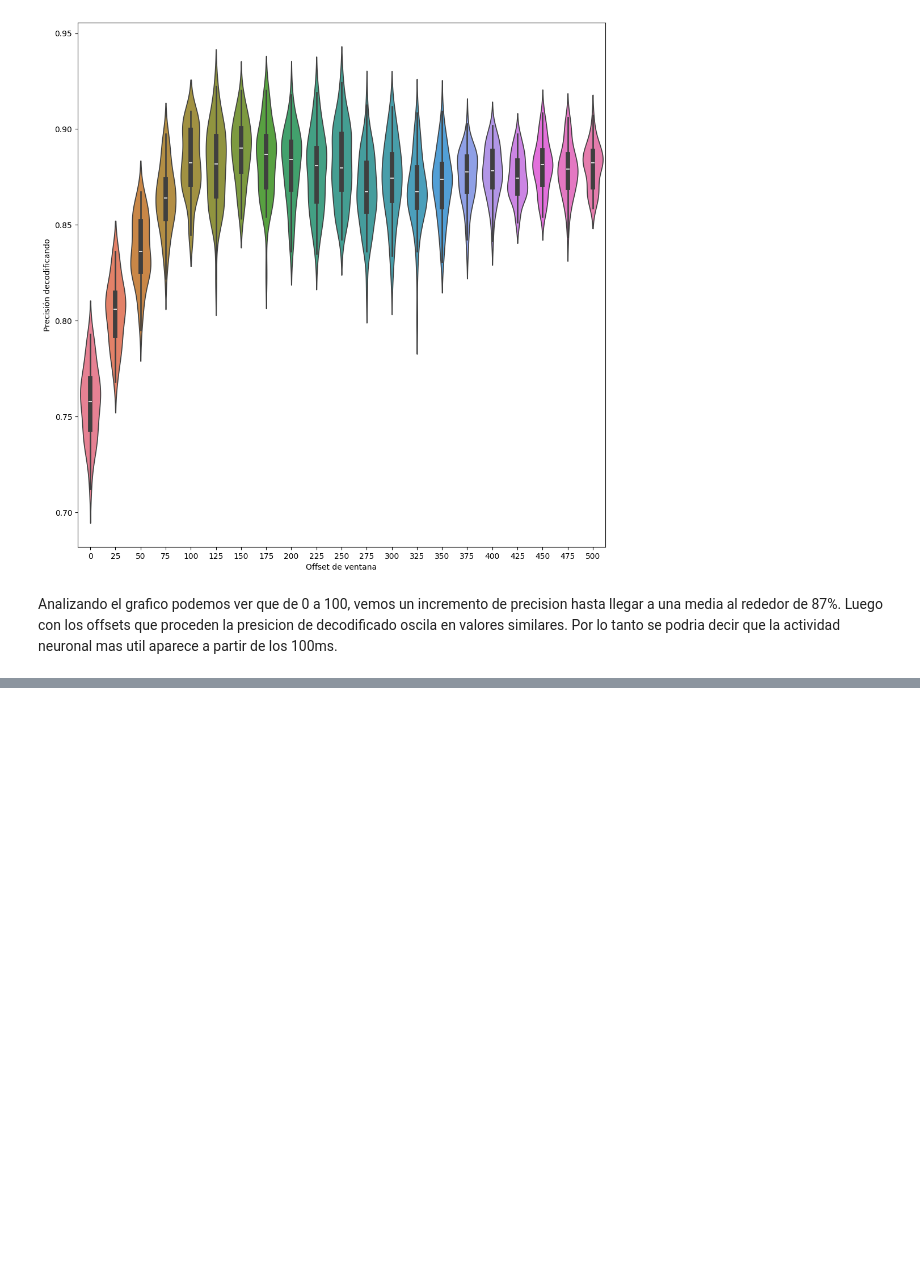
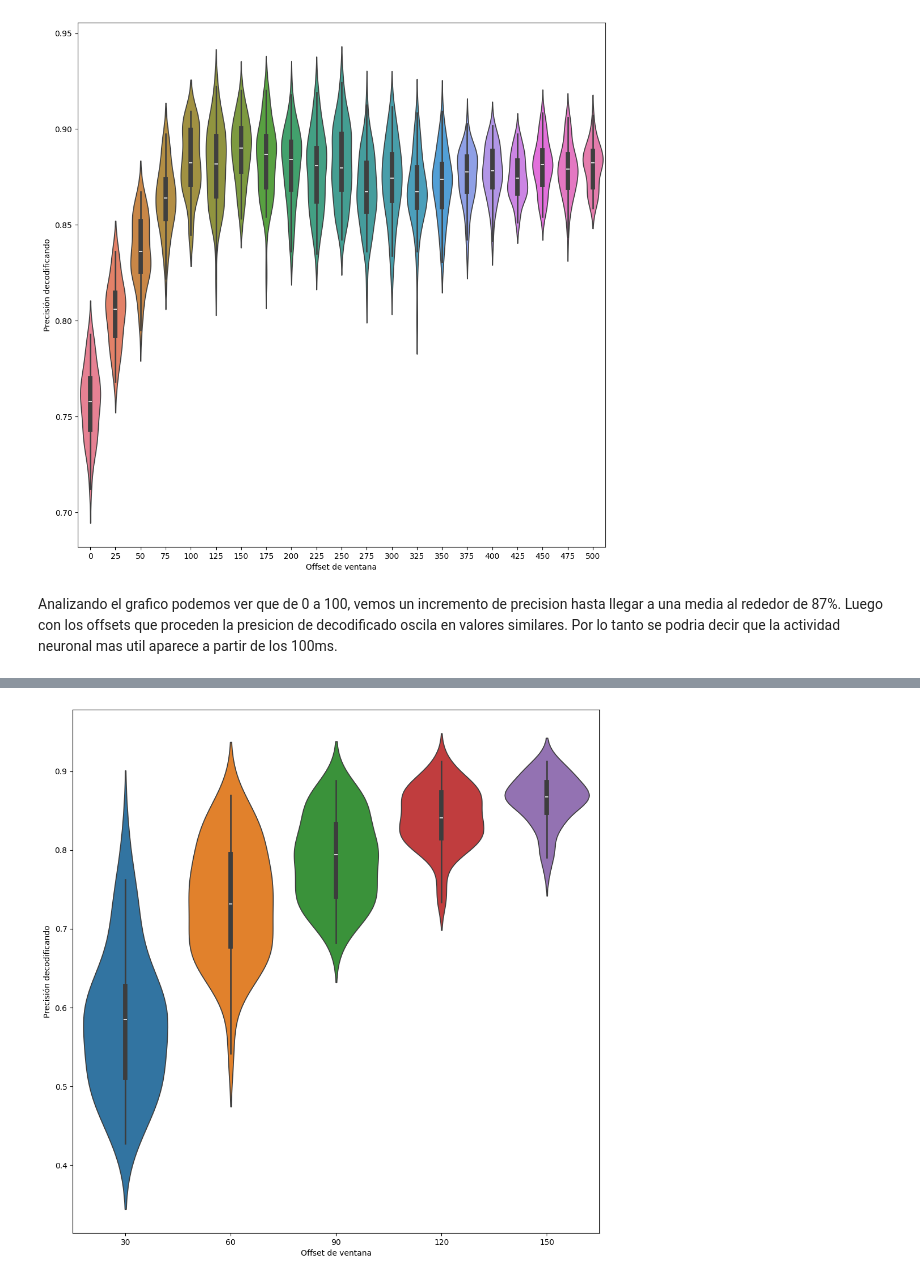
Before and after one commit to ImNotGone/NC_TP2, a Jupyter notebook: guiaTP2.ipynb, the cells around one changed output, grey strips where cells are left out. Saved outputs shown, nothing was run; the diff lists cells and outputs as text; code cells hidden in the pictures; blank space fills up the shorter version.

```diff
--- a/guiaTP2.ipynb
+++ b/guiaTP2.ipynb
@@ -227,0 +274,9 @@ Analizando el grafico podemos ver que de 0 a 100, vemos un incremento de precisi
+# %%
+import pandas as pd
+fig = plt.figure(figsize=(12,12))
+ax = sns.violinplot(data=pd.DataFrame(decode_perf.T, columns=np.arange(30,180,30)))
+#Para el que nunca haya visto Violinplots antes, son escencialmente histogramas que han sido suavizados y espejados para facilitar la visualización
+ax.set(xlabel='Offset de ventana', ylabel='Precisión decodificando')
+plt.show()
+# %% [output]
+[figure, added]
```
Also changed, not shown: parts of 2 cells of this notebook.
